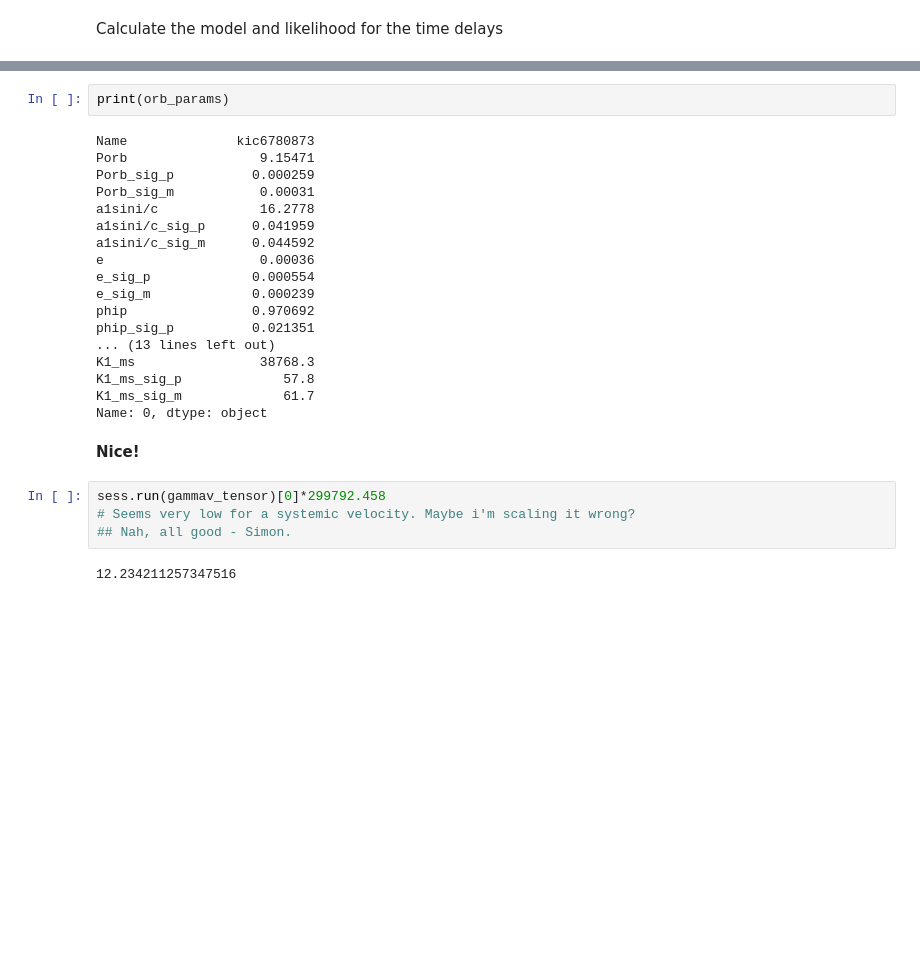
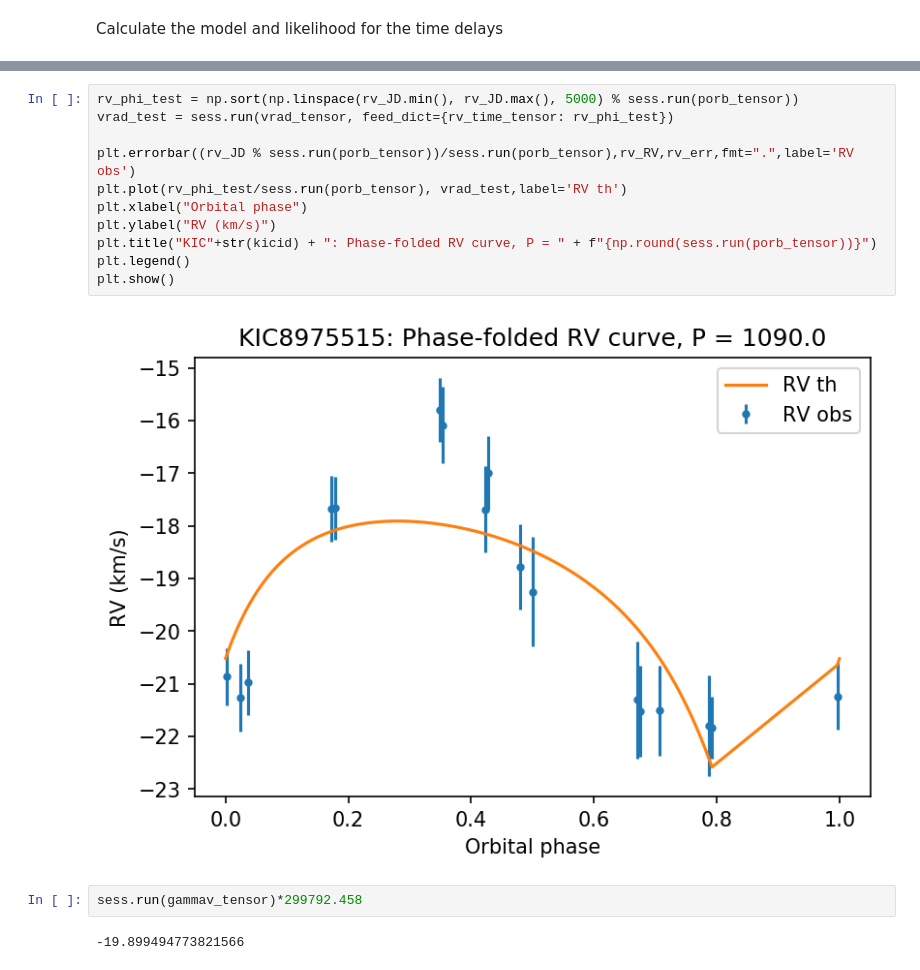
Before and after one commit to SimonJMurphy/maelstrom, a Jupyter notebook: RadialVelocity.ipynb, the cells around one changed output, grey strips where cells are left out. Saved outputs shown, nothing was run; the diff lists cells and outputs as text; blank space fills up the shorter version.

```diff
--- a/RadialVelocity.ipynb
+++ b/RadialVelocity.ipynb
@@ -195,31 +185,20 @@ plt.show()
-# %%
-print(orb_params)
-# %% [output]
-Name              kic6780873
-Porb                 9.15471
-Porb_sig_p          0.000259
-Porb_sig_m           0.00031
-a1sini/c             16.2778
-a1sini/c_sig_p      0.041959
-a1sini/c_sig_m      0.044592
-e                    0.00036
-e_sig_p             0.000554
-e_sig_m             0.000239
-phip                0.970692
-phip_sig_p          0.021351
-... (13 lines left out)
-K1_ms                38768.3
-K1_ms_sig_p             57.8
-K1_ms_sig_m             61.7
-Name: 0, dtype: object
-# %% [markdown]
-**Nice!**
-# %%
-sess.run(gammav_tensor)[0]*299792.458
-# Seems very low for a systemic velocity. Maybe i'm scaling it wrong?
-## Nah, all good - Simon.
-# %% [output]
-12.234211257347516
+# %%
+rv_phi_test = np.sort(np.linspace(rv_JD.min(), rv_JD.max(), 5000) % sess.run(porb_tensor))
+vrad_test = sess.run(vrad_tensor, feed_dict={rv_time_tensor: rv_phi_test})
+
+plt.errorbar((rv_JD % sess.run(porb_tensor))/sess.run(porb_tensor),rv_RV,rv_err,fmt=".",label='RV obs')
+plt.plot(rv_phi_test/sess.run(porb_tensor), vrad_test,label='RV th')
+plt.xlabel("Orbital phase")
+plt.ylabel("RV (km/s)")
+plt.title("KIC"+str(kicid) + ": Phase-folded RV curve, P = " + f"{np.round(sess.run(porb_tensor))}")
+plt.legend()
+plt.show()
+# %% [output]
+[figure, added]
+# %%
+sess.run(gammav_tensor)*299792.458
+# %% [output]
+-19.899494773821566
 # %%
 sess.run(var_list, feed_dict=feed_dict)
 # %% [output]
```
Also changed, not shown: parts of 12 cells of this notebook.
